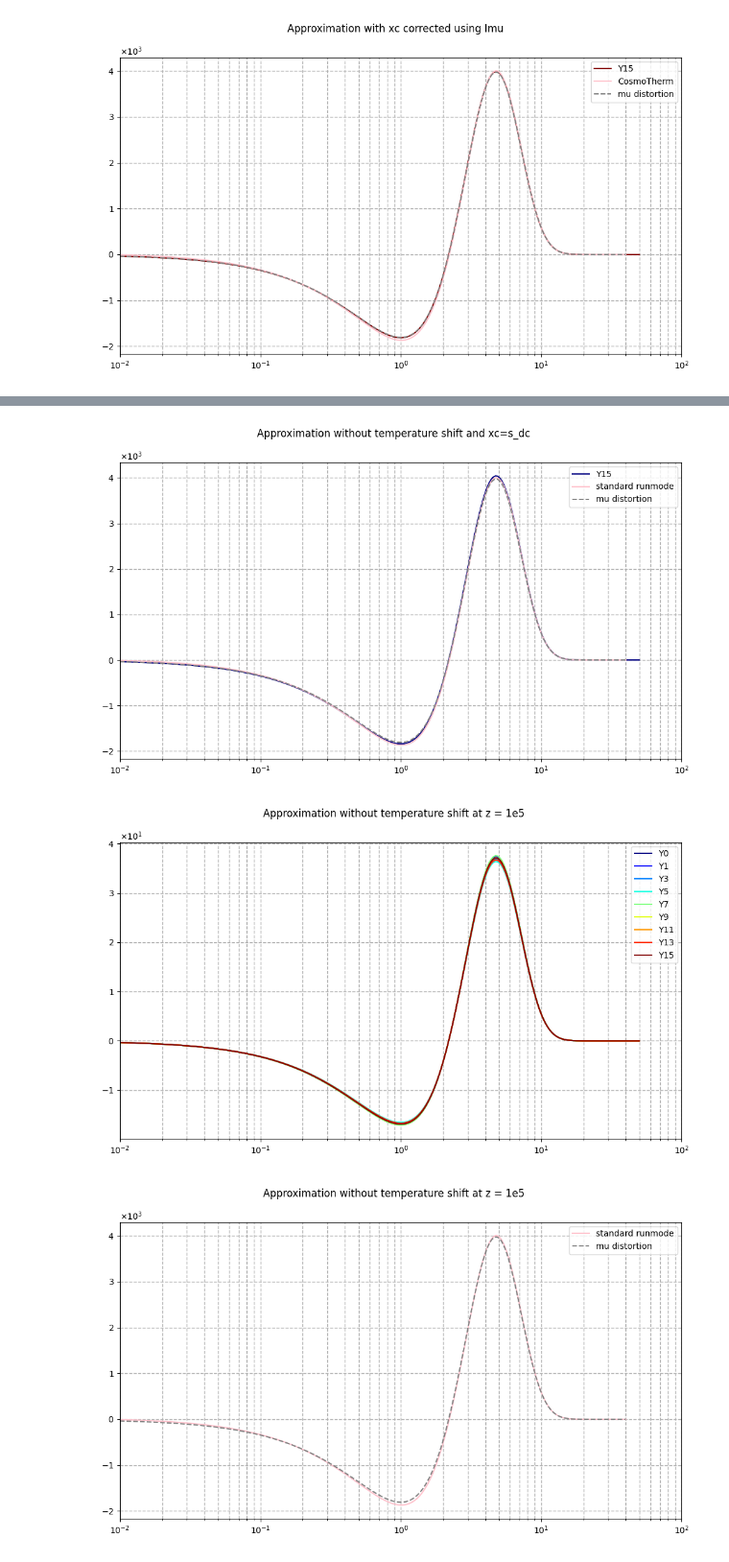
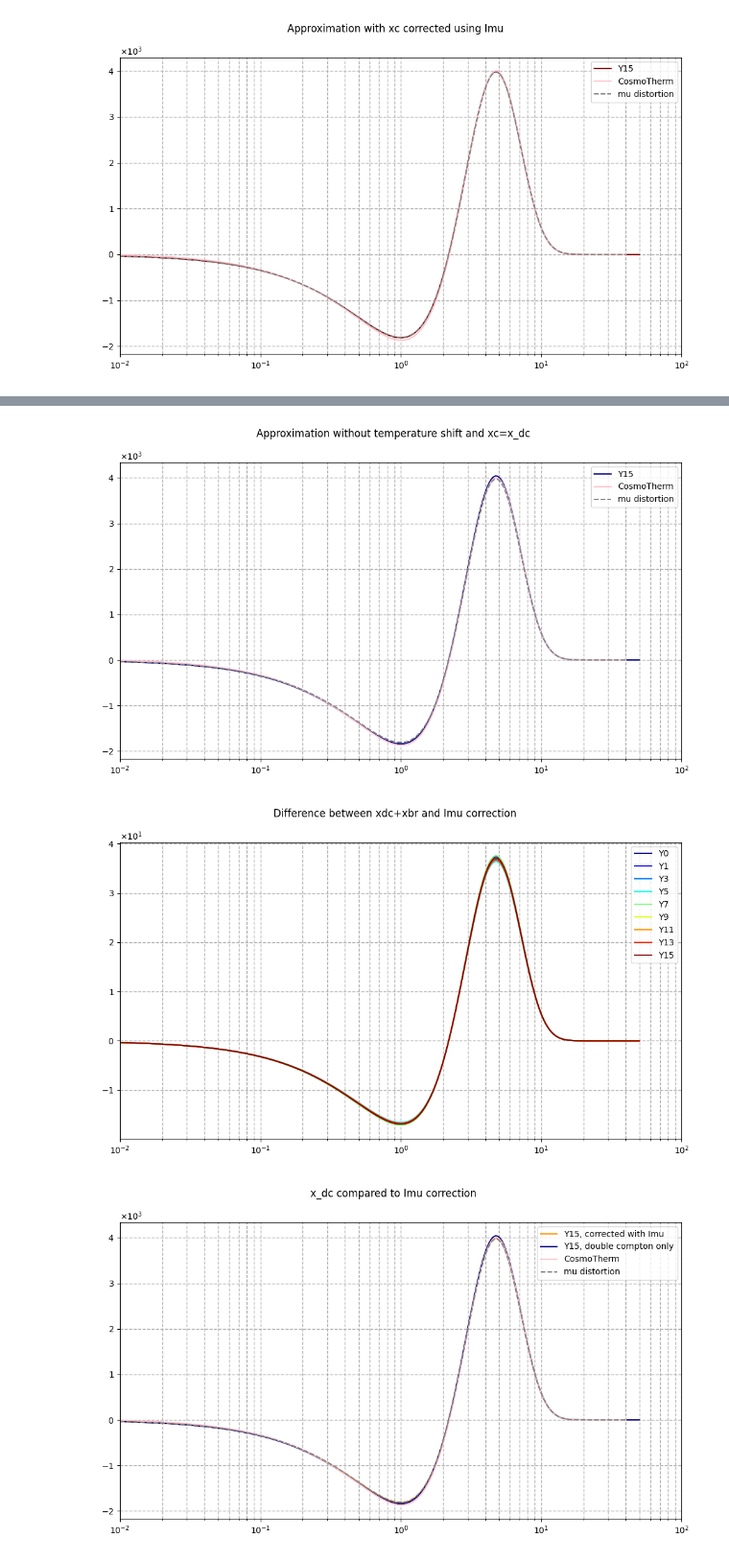
Before and after one commit to Sareva00/CMB-SD, a Jupyter notebook: fhm_correct.ipynb, the cells around one changed output, grey strips where cells are left out. Shown at 96% size. Drawn from its saved outputs; the diff is of its cells as text; code cells hidden in the pictures.

```diff
--- a/fhm_correct.ipynb
+++ b/fhm_correct.ipynb
@@ -34,7 +34,7 @@ Y = lambda x: G(x) * ( x* (np.exp(x)+1)/(np.exp(x)-1)-4 )
 M = lambda x: G(x)* (0.4561-1.0/x)
 # %%
 #Analytic estimation of mu distortion taking into connsideration how much energy I have injected
-folder1 = 'outputs/fhm-5e5/PDE-non-linear/'
+folder1 = 'outputs/fhm-5e5-normal/PDE-non-linear/'
 file_path = os.path.join(folder1, f"Greens/Dn_0.delta-z.dat")
 op = pd.read_csv(file_path, skiprows= lambda x: x not in [19], delimiter=' ', header=None)
 Jbb= op.iat[0,1]
@@ -83,6 +85,6 @@ plt.show()
 # %%
 #import frequency hierarchy module output
-folder2 = 'outputs/fhm-5e5-Imu2/'
+folder2 = 'outputs/fhm-5e5-Imu/'
 
 xyn= []
 DIyn= []
@@ -129,7 +131,7 @@ plt.show()
 # %% [output]
 [figure]
 # %%
-folder3 = 'outputs/fhm-5e5/'
+folder3 = 'outputs/fhm-5e5-normal/'
 
 xyn1= []
 DIyn1= []
@@ -219,10 +221,10 @@ ax1.ticklabel_format(axis='y', style='sci', scilimits=(0, 0),useMathText=True) #
 plt.tight_layout()
 plt.show()
 # %% [output]
-[figure, old version]
+[figure, new version]
 # %%
 fig, ax1 = plt.subplots(1, 1, figsize=(10, 6))
-fig.suptitle(f"Approximation without temperature shift at z = 1e5 ")
+fig.suptitle(f"Difference between xdc+xbr and Imu correction")
 
 for i in range (len(Yn)):
     ax1.plot(xyn[i],DIyn[i]-DIyn1[i], label = f"Y{Yn[i]}", color = colors(i))
@@ -254,38 +256,38 @@ ax1.ticklabel_format(axis='y', style='sci', scilimits=(0, 0),useMathText=True) #
 plt.tight_layout()
 plt.show()
 # %% [output]
-[figure, old version]
+[figure, new version]
 # %%
 fig, ax1 = plt.subplots(1, 1, figsize=(10, 6))
-fig.suptitle(f"Approximation without temperature shift at z = 1e5 ")
+fig.suptitle(f"x_dc compared to Imu correction ")
 
-
-
+ax1.plot(xyn[8],DIyn[8], label = f"Y{Yn[8]}, corrected with Imu", color = colors(6))
+ax1.plot(xyn2[8],DIyn2[8], label = f"Y{Yn[8]}, double compton only", color = colors(0))
 ax1.plot(x,DI_N, label = "CosmoTherm", color= "pink")
 ax1.plot(x,M(x)*mu*1e26, label = "mu distortion", color = "gray", linestyle = "dashed")
 
 ax1.set_xscale('log')
 ax1.set_xlim([1e-2, 1e2])
 #ax1.set_ylabel("$\Delta I_{N}$ [Jy/sr]")*
 #ax1.set_xlabel("x")
 #ax1.set_title("All $\Delta$ I_N curves")
 ax1.grid(True, which = 'both',  linestyle='--', linewidth=1)
 
 ax1.legend()
 
 
 
 #ax2.set_xscale('log')
 ##ax2.set_xlim([1e-4, 50])
 ##ax2.set_ylim([-2.3e-3, 1.1e-2])
 ##ax2.set_ylabel("$\Delta$ T / T")
 ##ax2.set_xlabel("x")
 #ax2.grid(True, which = 'both',  linestyle='--', linewidth=1)
 ##ax2.legend()
 
 ax1.yaxis.set_major_formatter(ScalarFormatter())
 ax1.ticklabel_format(axis='y', style='sci', scilimits=(0, 0),useMathText=True) #only y axis, it does not work on the log scale
 plt.tight_layout()
 plt.show()
 # %% [output]
-[figure, old version]
+[figure, new version]
```
Also changed, not shown: parts of 19 cells of this notebook, 5 other files.
